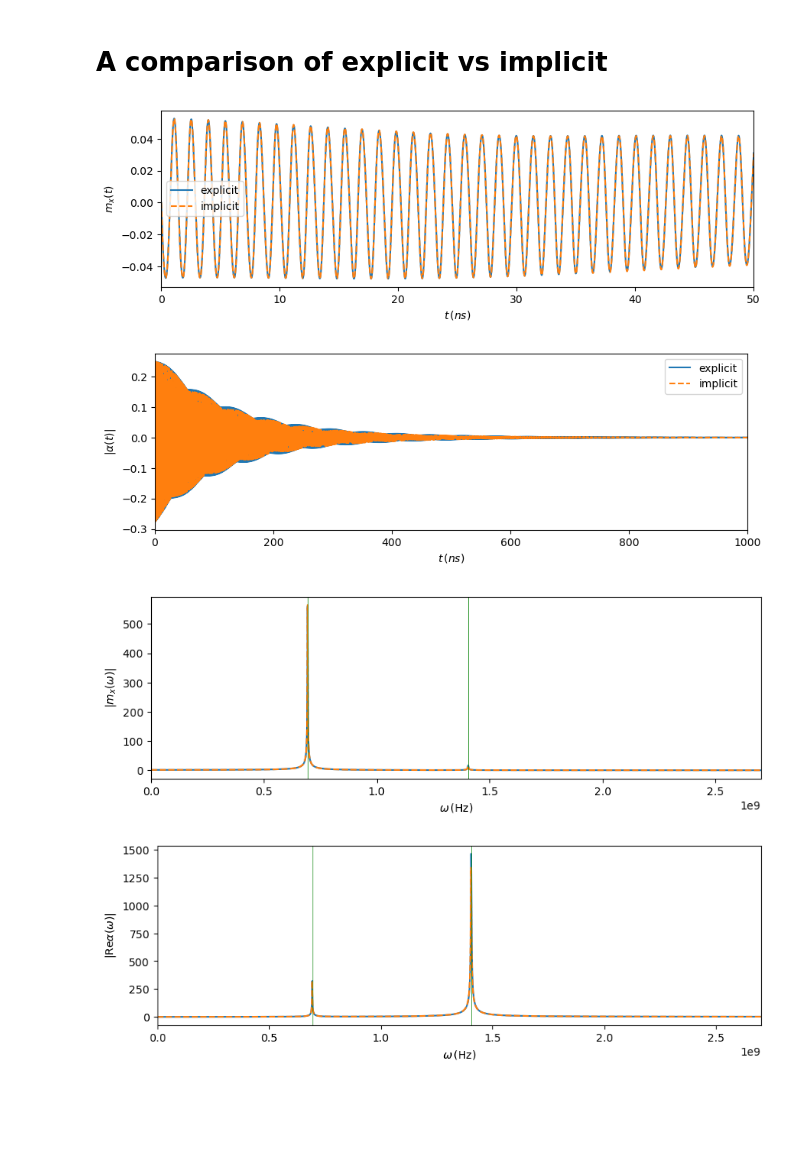
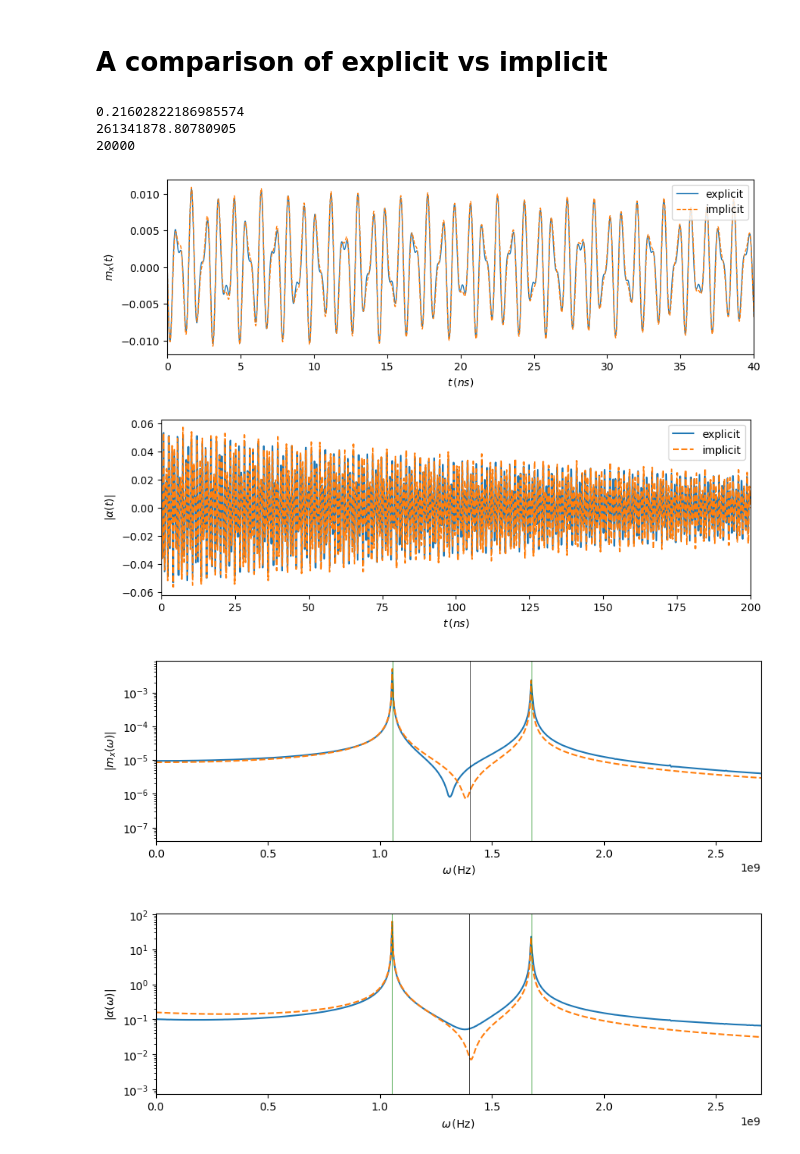
Before and after one commit to chuan97/magnetic-qed, a Jupyter notebook: minimaltest.ipynb, the cells around one changed output. Cells and saved outputs as stored; diff of their text form; code cells hidden in the pictures; blank space fills up the shorter version.

Commit message:
fix fft of alpha

```diff
--- a/minimaltest.ipynb
+++ b/minimaltest.ipynb
@@ -12,43 +13,47 @@ import fft
 plt.rcParams['figure.figsize'] = (10, 3)
 
 N = 100
-tmax = 1000e-9 #1000
+tmax = 200e-9 #1000
 alpha = 1e-3
-my0 = 0.05
-m0 = np.array([0, my0, np.sqrt(1 - my0**2), np.sqrt(N)*0.05, 0])
+my0 = 0.01
+m0 = np.array([0, my0, np.sqrt(1 - my0**2), 0, 0])
 alpha0 = 0.5*(m0[3] - 1j*m0[4]) # fijo alpha0 a partir de x0 y p0
 gammaLL = 28e9 * 2*np.pi
 wc = 1.4e9
-wz = 0.5 * wc
-kappa = 0.001 * wc
+wz = 1 * wc
+kappa = 1e-4 * wc
 Bext = np.array([0, 0, 2*np.pi*wz/gammaLL])
-nu = 0.01
+nu = 0.25
 c = 5.124350564859e-19
 rho = 5.1e26 # densidad espines FIJA
 lam = np.sqrt(c * rho * nu * wc)
 Brms = 4 * np.pi * lam / (np.sqrt(N) * gammaLL)
 Brms = np.array([Brms, 0, 0])
 wzc = 4 * lam ** 2 / wc # freq espines critica, calculo indicativo
+print(lam / wc)
+print(wzc)
 
-t_eval = np.linspace(0, tmax, 100000) #100000
+dt = 0.01e-9
+t_eval = np.linspace(0, tmax, int(tmax//dt)+1) #100000
+print(int(tmax//dt))
 #dt = 0.01e-9
 #dt = 0.01e-9
-sol_exp = solve_ivp(eom.LLG_explicit, (0, tmax), m0, args=(Bext, Brms, 2*np.pi*wc, 2*np.pi*kappa, N, gammaLL, alpha), t_eval=t_eval)#, max_step=dt, atol = 1, rtol = 1
+sol_exp = solve_ivp(eom.LLG_explicit, (0, tmax), m0, args=(Bext, Brms, 2*np.pi*wc, 2*np.pi*kappa, N, gammaLL, alpha), t_eval=t_eval)#, atol = 1, rtol = 1
 
-dt = 0.01e-9
+# dt = 0.01e-9
 eom.LLG_memory.S = 0
 eom.LLG_memory.C = 0
 eom.LLG_memory.last_t = 0.0
 sol_imp = solve_ivp(eom.LLG_memory, (0, tmax), m0[:-2], args=(Bext, Brms, 2*np.pi*wc, 2*np.pi*kappa, N, gammaLL, alpha, m0[-2:]), t_eval=t_eval, max_step=dt, atol = 1, rtol = 1)
 
 
-plt.plot(sol_exp.t * 1e9, sol_exp.y[0], label='explicit')
-plt.plot(sol_imp.t * 1e9, sol_imp.y[0], ls='dashed', label='implicit')
+plt.plot(sol_exp.t * 1e9, sol_exp.y[0], label='explicit', lw=1)
+plt.plot(sol_imp.t * 1e9, sol_imp.y[0], ls='dashed', label='implicit', lw=1)
 if wz/wzc < 1:
     plt.axhline(np.sqrt(1 - (wz/wzc)**2), c='k', lw=0.5) # stationary mx
     plt.axhline(-np.sqrt(1 - (wz/wzc)**2), c='k', lw=0.5) # stationary mx
 
-plt.xlim(0, 50)
+plt.xlim(0, 40)
 plt.ylabel(r'$m_x(t)$')
 plt.xlabel(r'$t \, (ns)$')
 plt.legend()
@@ -64,41 +69,51 @@ plt.plot(sol_imp.t * 1e9, np.real(alphas_imp), ls='dashed', label='implicit')
 if wz/wzc < 1:
     plt.axhline(np.sqrt(N)*lam/wc * np.sqrt(1 - (wz/wzc)**2), c='k', lw=0.5) # stationary alpha
 
-plt.xlim(0, 1000)
+plt.xlim(0, 200)
 plt.ylabel(r'$|\alpha(t)|$')
 plt.xlabel(r'$t \, (ns)$')
 plt.legend()
 plt.show()
 
+w = hann(len(sol_exp.t))
+ws_exp, amps_exp = fft.fft_wrapper(sol_exp.t, sol_exp.y[0])
+ws_imp, amps_imp = fft.fft_wrapper(sol_imp.t, sol_imp.y[0]) # slice_=slice(len(sol_exp.t)//2, -1)
+pm, pp = polaritons.global_(wz, wc, lam)
 
-ws_exp, amps_exp = fft.fft_wrapper(sol_exp.t, sol_exp.y[0])
-ws_imp, amps_imp = fft.fft_wrapper(sol_imp.t, sol_imp.y[0])
-pm, pp = polaritons.global_(wz, wc, lam)
+amps_exp = 2 * amps_exp / len(sol_exp.t)
+amps_imp = 2 * amps_imp / len(sol_imp.t)
 
 plt.plot(ws_exp, np.abs(amps_exp), label = 'explicit')
 plt.plot(ws_imp, np.abs(amps_imp), label = 'implicit', ls='dashed')
 plt.axvline(pm, c='g', lw=0.5)
 plt.axvline(pp, c='g', lw=0.5)
+plt.axvline(wc, c='k', lw=0.5)
 
 plt.xlim(0.0e9, 2.7e9)
 plt.ylabel('$|m_x(\omega)|$')
 plt.xlabel(r'$\omega \, ({\rm Hz})$')
+plt.yscale('log')
 plt.show()
 
-ws_exp, amps_exp = fft.fft_wrapper(sol_exp.t, alphas_exp.real)
-ws_imp, amps_imp = fft.fft_wrapper(sol_imp.t, alphas_imp.real) # calculo transformada fourier alphas
+ws_exp, amps_exp = fft.fft_wrapper(sol_exp.t, alphas_exp)
+ws_imp, amps_imp = fft.fft_wrapper(sol_imp.t, alphas_imp) # calculo transformada fourier alphas
 
 plt.plot(ws_exp, np.abs(amps_exp), label = 'explicit')
 plt.plot(ws_imp, np.abs(amps_imp), label = 'implicit', ls='dashed')
 plt.axvline(pm, c='g', lw=0.5)
 plt.axvline(pp, c='g', lw=0.5)
+plt.axvline(wc, c='k', lw=0.5)
 
 plt.xlim(0.0e9, 2.7e9)
-plt.ylabel(r'$|{\rm Re} \alpha(\omega)|$')
+plt.ylabel(r'$|\alpha(\omega)|$')
 plt.xlabel(r'$\omega \, ({\rm Hz})$')
+plt.yscale('log')
 plt.show()
 # %% [output]
+0.21602822186985574
+261341878.80780905
+20000
-[figure, old version]
+[figure, new version]
-[figure, old version]
+[figure, new version]
-[figure, old version]
+[figure, new version]
-[figure, old version]
+[figure, new version]
```
Also changed, not shown: parts of 4 cells of this notebook, 2 other files.
